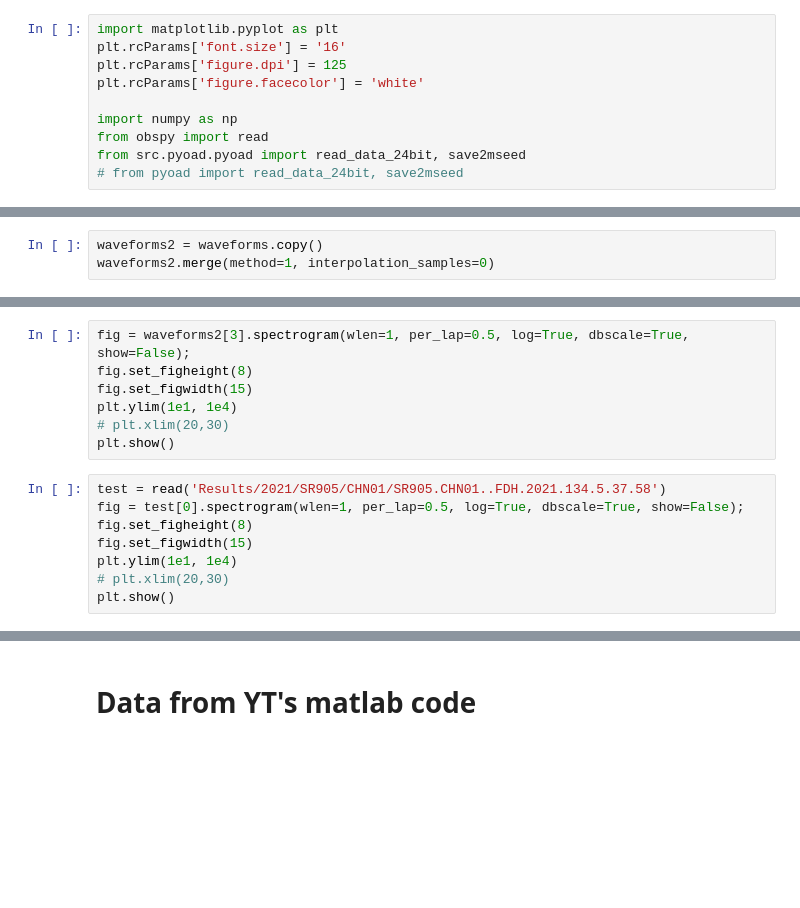
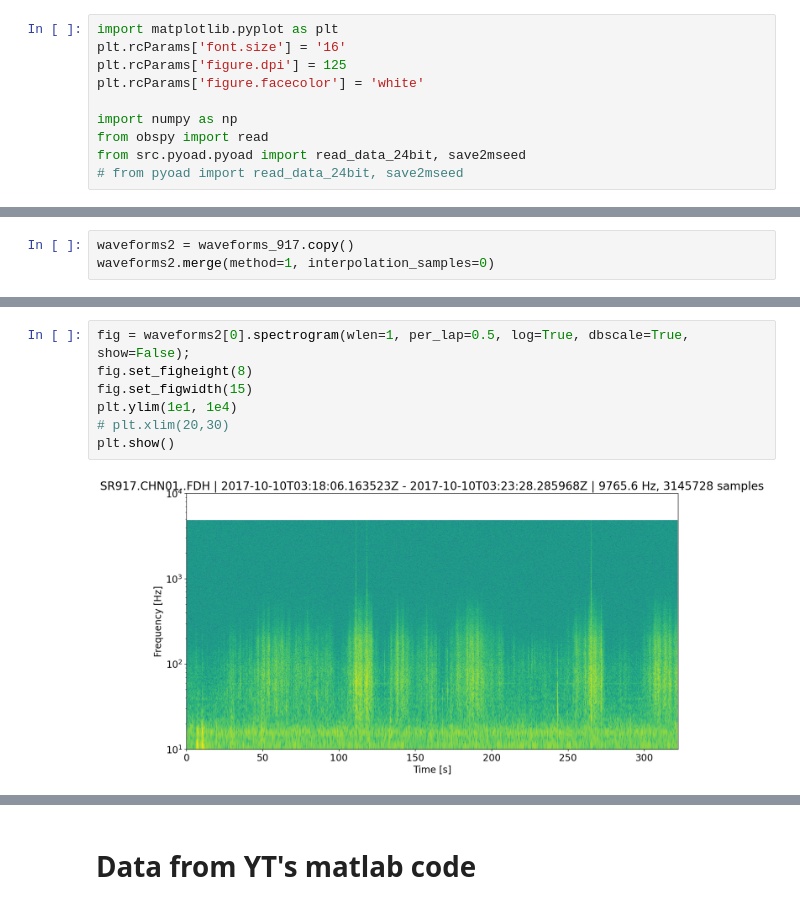
Before and after one commit to Gilaverbuch/pyOAD, a Jupyter notebook: ReadData.ipynb, the cells around one changed output, grey strips where cells are left out. Saved outputs shown, nothing was run; the diff lists cells and outputs as text; blank space fills up the shorter version.

```diff
--- a/ReadData.ipynb
+++ b/ReadData.ipynb
@@ -31,3 +111,3 @@ plt.show()
 # %%
-waveforms2 = waveforms.copy()
+waveforms2 = waveforms_917.copy()
 waveforms2.merge(method=1, interpolation_samples=0)
@@ -34,15 +120,9 @@ waveforms2.merge(method=1, interpolation_samples=0)
-# %%
-fig = waveforms2[3].spectrogram(wlen=1, per_lap=0.5, log=True, dbscale=True, show=False);
-fig.set_figheight(8)
-fig.set_figwidth(15)
-plt.ylim(1e1, 1e4)
-# plt.xlim(20,30)
-plt.show()
-# %%
-test = read('Results/2021/SR905/CHN01/SR905.CHN01..FDH.2021.134.5.37.58')
-fig = test[0].spectrogram(wlen=1, per_lap=0.5, log=True, dbscale=True, show=False);
-fig.set_figheight(8)
-fig.set_figwidth(15)
-plt.ylim(1e1, 1e4)
-# plt.xlim(20,30)
-plt.show()
+# %%
+fig = waveforms2[0].spectrogram(wlen=1, per_lap=0.5, log=True, dbscale=True, show=False);
+fig.set_figheight(8)
+fig.set_figwidth(15)
+plt.ylim(1e1, 1e4)
+# plt.xlim(20,30)
+plt.show()
+# %% [output]
+[figure, added]
```
Also changed, not shown: parts of 14 cells of this notebook, 2 other files.
